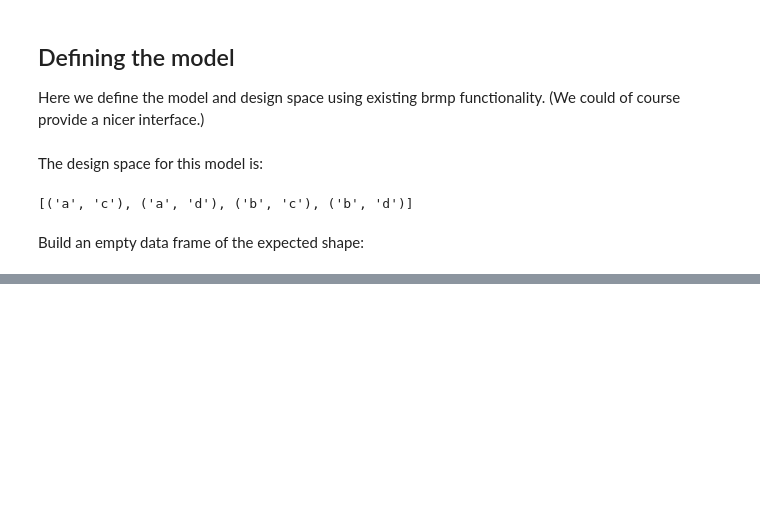
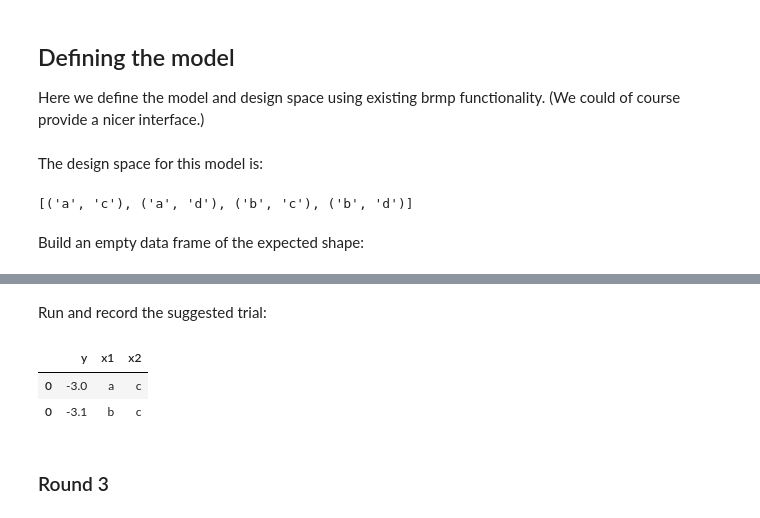
Before and after one commit to null-a/pyro, a Jupyter notebook: pyro/contrib/brm/examples/OED 2.ipynb, the cells around one changed output, grey strips where cells are left out. Cells and saved outputs as stored; diff of their text form; code cells hidden in the pictures; blank space fills up the shorter version.

```diff
--- a/pyro/contrib/brm/examples/OED 2.ipynb
+++ b/pyro/contrib/brm/examples/OED 2.ipynb
@@ -121,0 +155,11 @@ make_training_data_plot(plot_data2)
+# %% [markdown]
+Run and record the suggested trial:
+# %%
+data_so_far3 = extend_df_with_result(formula, metadata, data_so_far2, design2, result=-3.1)
+data_so_far3
+# %% [output]
+|  | y | x1 | x2 |
+| 0 | -3.0 | a | c |
+| 0 | -3.1 | b | c |
+# %% [markdown]
+### Round 3
```
Also changed, not shown: parts of 30 cells of this notebook.
